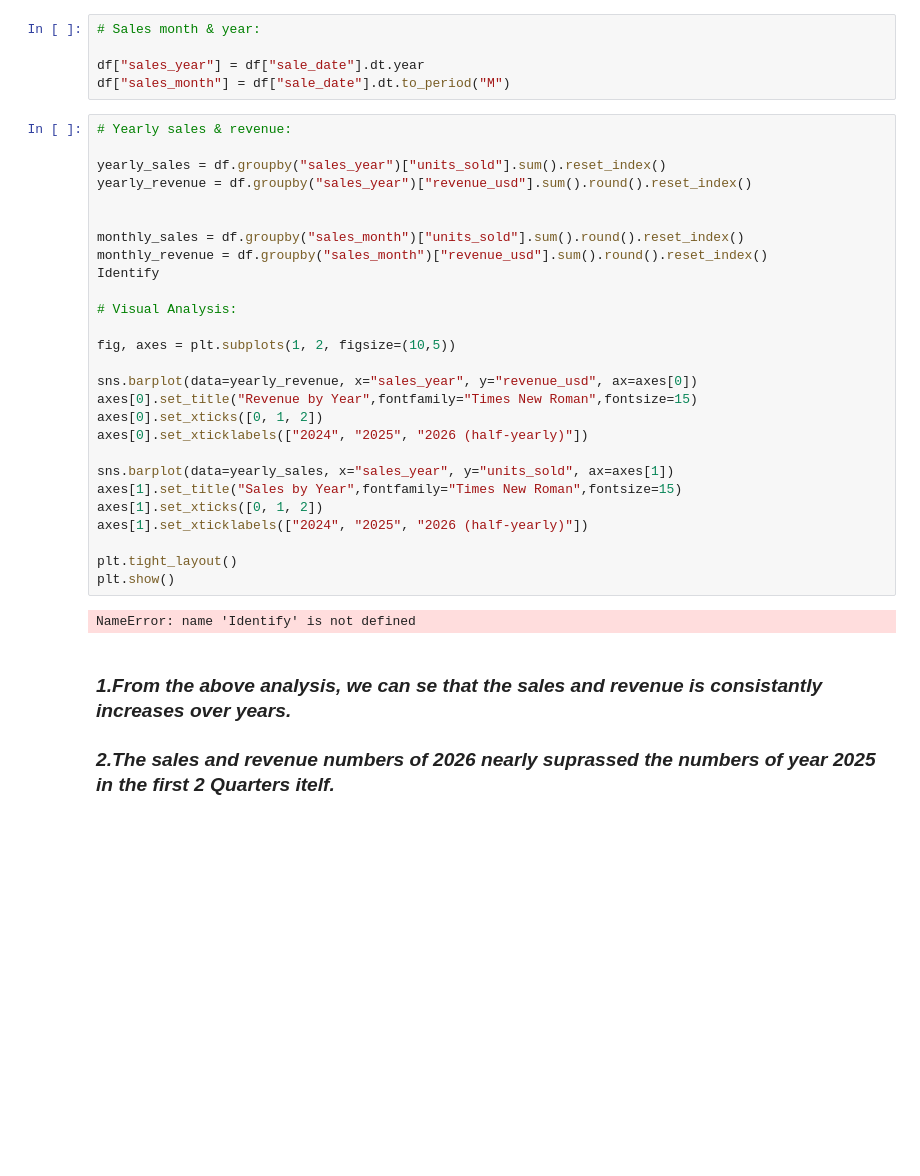
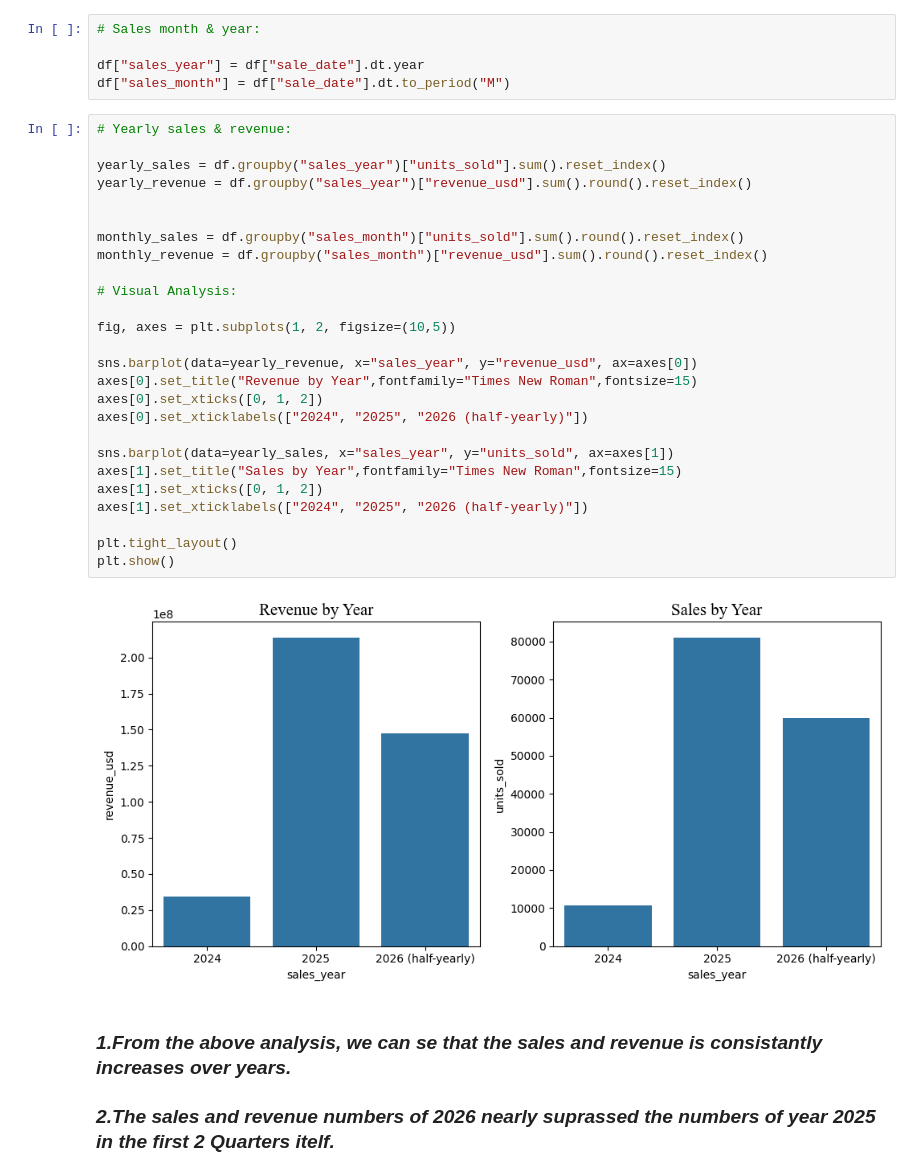
Before and after one commit to hatimh53/Nvidia-Sales-Analysis, a Jupyter notebook: nvidia_sales_analysis.ipynb, the cells around one changed output. Drawn from its saved outputs; the diff is of its cells as text; blank space fills up the shorter version.

Commit message:
Add files via upload
Fix notebook errors and update outputs

```diff
--- a/nvidia_sales_analysis.ipynb
+++ b/nvidia_sales_analysis.ipynb
@@ -79,32 +79,31 @@ df["sales_month"] = df["sale_date"].dt.to_period("M")
 # %%
 # Yearly sales & revenue:
 
 yearly_sales = df.groupby("sales_year")["units_sold"].sum().reset_index()
 yearly_revenue = df.groupby("sales_year")["revenue_usd"].sum().round().reset_index()
 
 
 monthly_sales = df.groupby("sales_month")["units_sold"].sum().round().reset_index()
 monthly_revenue = df.groupby("sales_month")["revenue_usd"].sum().round().reset_index()
-Identify
 
 # Visual Analysis:
 
 fig, axes = plt.subplots(1, 2, figsize=(10,5))
 
 sns.barplot(data=yearly_revenue, x="sales_year", y="revenue_usd", ax=axes[0])
 axes[0].set_title("Revenue by Year",fontfamily="Times New Roman",fontsize=15)
 axes[0].set_xticks([0, 1, 2])
 axes[0].set_xticklabels(["2024", "2025", "2026 (half-yearly)"])
 
 sns.barplot(data=yearly_sales, x="sales_year", y="units_sold", ax=axes[1])
 axes[1].set_title("Sales by Year",fontfamily="Times New Roman",fontsize=15)
 axes[1].set_xticks([0, 1, 2])
 axes[1].set_xticklabels(["2024", "2025", "2026 (half-yearly)"])
 
 plt.tight_layout()
 plt.show()
 # %% [output]
-NameError: name 'Identify' is not defined
+[figure, added]
 # %% [markdown]
 ### *1.From the above analysis, we can se that the sales and revenue is consistantly increases over years.*
 ### *2.The sales and revenue numbers of 2026 nearly suprassed the numbers of year 2025 in the first 2 Quarters itelf.*
```
Also changed, not shown: parts of 5 cells of this notebook.
